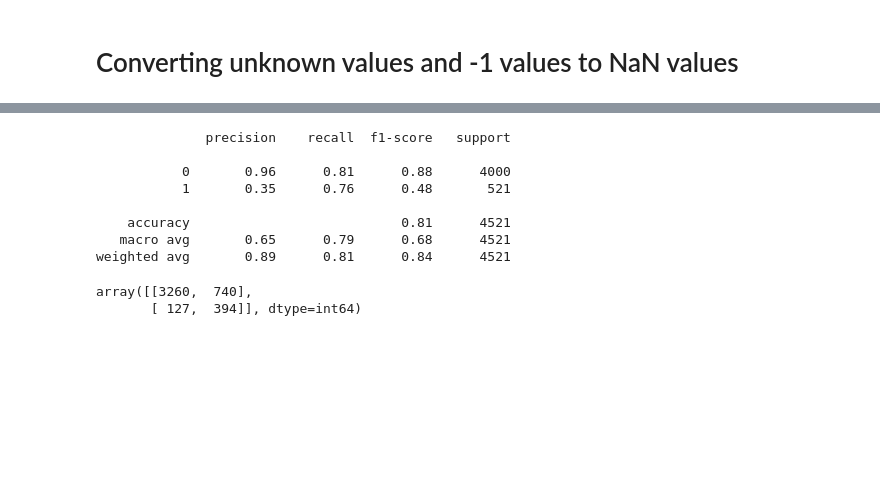
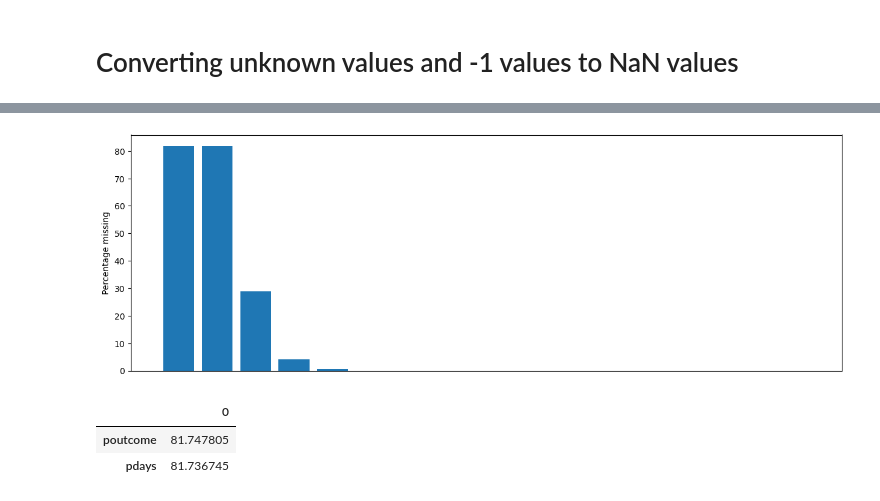
Before and after one commit to Jatindra23/bank_deposit_prediction, a Jupyter notebook: bankEDA.ipynb, the cells around one changed output, grey strips where cells are left out. Saved outputs shown, nothing was run; the diff lists cells and outputs as text; code cells hidden in the pictures; blank space fills up the shorter version.

```diff
--- a/bankEDA.ipynb
+++ b/bankEDA.ipynb
@@ -288,6 +138,0 @@ Name: count, dtype: int64
-# %%
-# Imputing missing values with mode value
-df.loc[df.contact.isnull(), 'contact'] = 'cellular'
-
-# Verify
-round((df.isnull().sum()[df.isnull().sum()>0]*100)/df.shape[0],2)
@@ -617,6 +138,0 @@ df.head()
-# %%
-# Converting the values
-df.contact = df.contact.map({'cellular':1 , 'telephone' :0})
-
-# Verify
-df.head()
@@ -659,22 +138,0 @@ df.head()
-# %%
-# Function for encoding month
-def month_encoder(month):
-
-    # Creating lists of values
-    numbers = [x for x in range(1,13)]
-    months = ['jan' , 'feb' , 'mar' , 'apr' , 'may' , 'jun','jul' , 'aug', 'sep' , 'oct', 'nov' , 'dec']
-
-    # Assigning the list values to create a dictionary
-    month_dic ={}
-    for x,y in zip(months , numbers):
-        month_dic[x] = y
-
-    # returning the month value
-    return month_dic.get(month)
-
-# Encoding the month column
-df.month = list(map(month_encoder , df.month))
-
-# Verify
-df.info()
-new_df = df.copy(deep = True)
@@ -1102,24 +139,20 @@ y_final :  (4521,)
-# %%
-# Predicting on test set
-y_final_predict = dt_2.predict_proba(X_final)[:, 1]
-
-# Converting the predicted probabilities into binary values based on threshold
-y_final_predict = (y_final_predict >= optimal_threshold).astype(int)
-
-#Viewing the classification report
-print(classification_report(y_final , y_final_predict))
-# %% [output]
-              precision    recall  f1-score   support
-
-           0       0.96      0.81      0.88      4000
-           1       0.35      0.76      0.48       521
-
-    accuracy                           0.81      4521
-   macro avg       0.65      0.79      0.68      4521
-weighted avg       0.89      0.81      0.84      4521
-# %%
-# Viewing the confusion matrix
-confusion_matrix(y_final , y_final_predict)
-# %% [output]
-array([[3260,  740],
-       [ 127,  394]], dtype=int64)
+# %%
+# Plotting Missing values count for each column
+fig, ax = plt.subplots(figsize=(15,5))
+
+missing = df.isna().sum().div(df.shape[0]).mul(100).to_frame().sort_values(by=0, ascending = False)
+
+ax.bar(missing.index, missing.values.T[0])
+plt.xticks([])
+plt.ylabel("Percentage missing")
+plt.show()
+# %% [output]
+[figure, added]
+# %%
+## Dropping columns which has more than 70% of missing values
+dropcols = missing[missing[0]>70]
+dropcols
+# %% [output]
+|  | 0 |
+| poutcome | 81.747805 |
+| pdays | 81.736745 |
```
Also changed, not shown: parts of 124 cells of this notebook, 12 other files.
